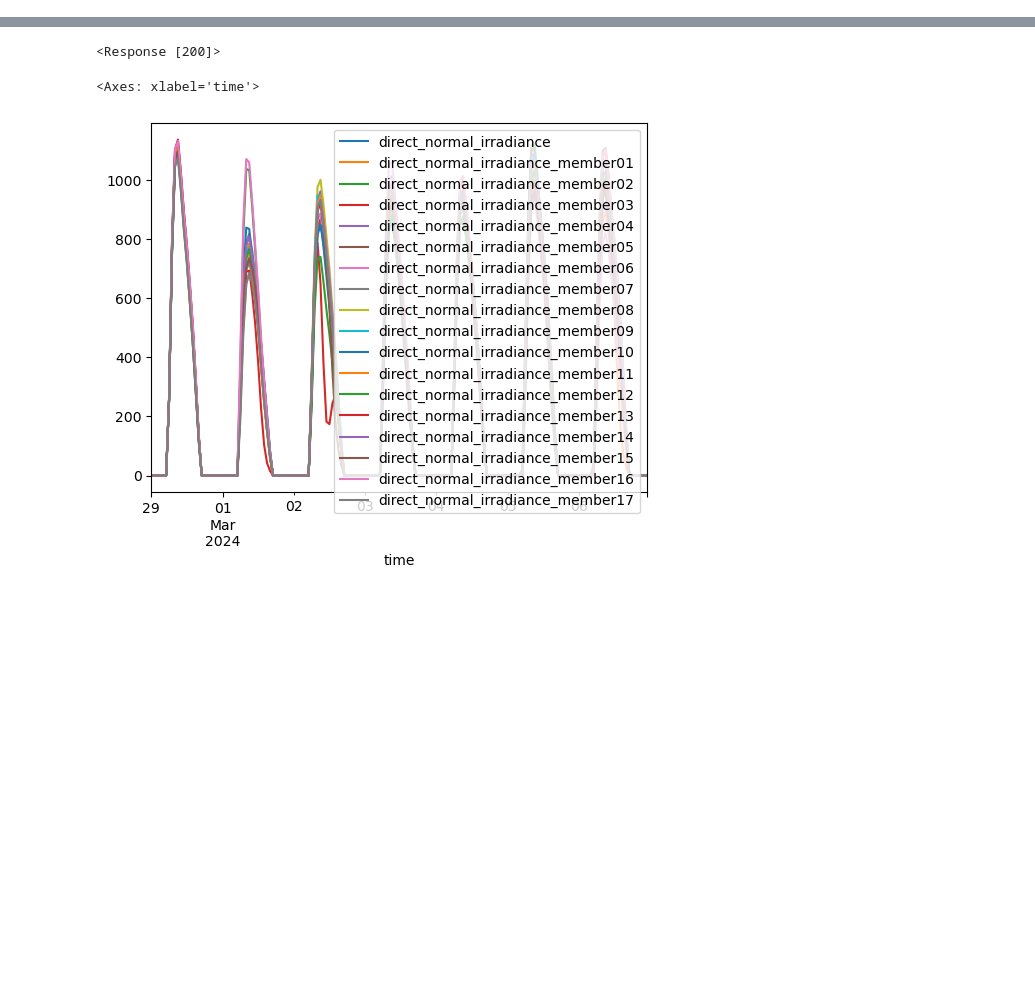
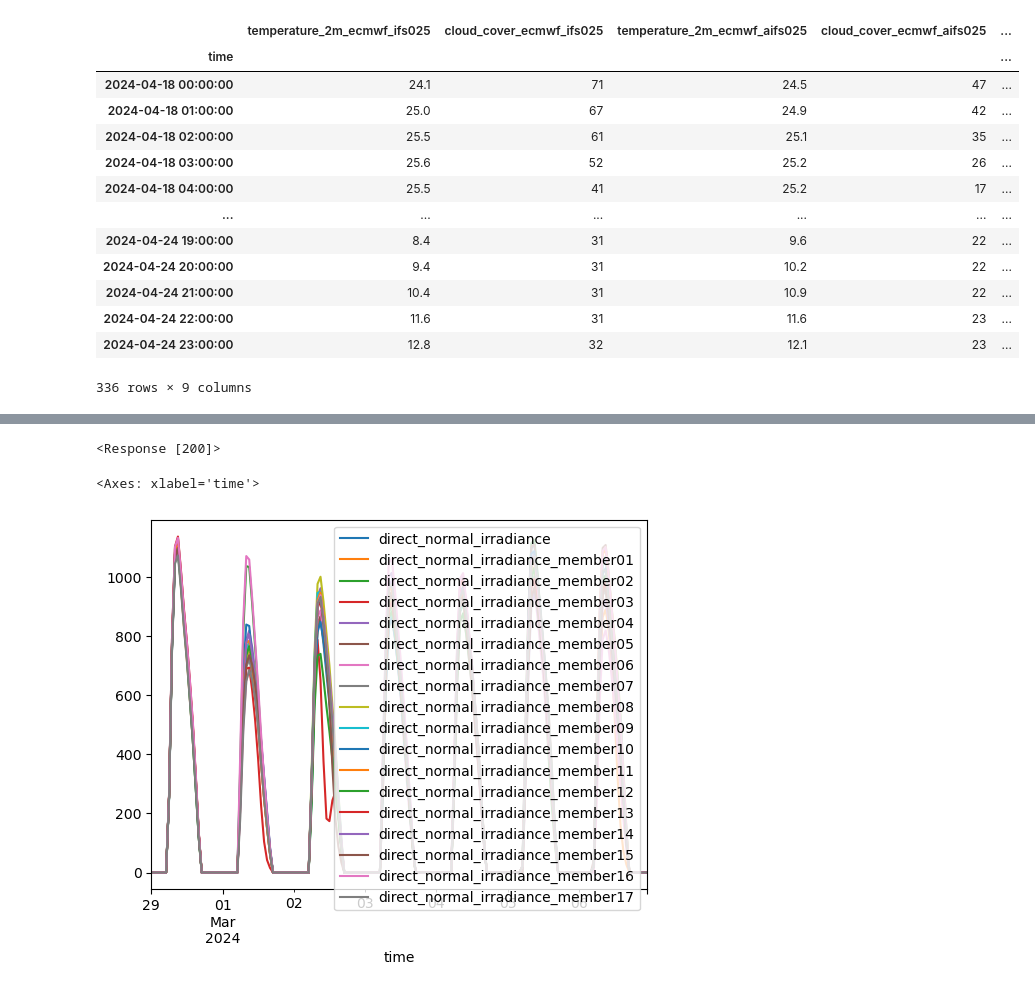
Before and after one commit to DrakonianMight/Sol_forecast, a Jupyter notebook: Solar_irr.ipynb, the cells around one changed output, grey strips where cells are left out. Saved outputs shown, nothing was run; the diff lists cells and outputs as text; code cells hidden in the pictures; blank space fills up the shorter version.

```diff
--- a/Solar_irr.ipynb
+++ b/Solar_irr.ipynb
@@ -4,0 +141,17 @@ import plotly.express as px
+# %%
+data
+# %% [output]
+|  | temperature_2m_ecmwf_ifs025 | cloud_cover_ecmwf_ifs025 | temperature_2m_ecmwf_aifs025 | cloud_cover_ecmwf_aifs025 | ... |
+| time |  |  |  |  | ... |
+| 2024-04-18 00:00:00 | 24.1 | 71 | 24.5 | 47 | ... |
+| 2024-04-18 01:00:00 | 25.0 | 67 | 24.9 | 42 | ... |
+| 2024-04-18 02:00:00 | 25.5 | 61 | 25.1 | 35 | ... |
+| 2024-04-18 03:00:00 | 25.6 | 52 | 25.2 | 26 | ... |
+| 2024-04-18 04:00:00 | 25.5 | 41 | 25.2 | 17 | ... |
+| ... | ... | ... | ... | ... | ... |
+| 2024-04-24 19:00:00 | 8.4 | 31 | 9.6 | 22 | ... |
+| 2024-04-24 20:00:00 | 9.4 | 31 | 10.2 | 22 | ... |
+| 2024-04-24 21:00:00 | 10.4 | 31 | 10.9 | 22 | ... |
+| 2024-04-24 22:00:00 | 11.6 | 31 | 11.6 | 23 | ... |
+| 2024-04-24 23:00:00 | 12.8 | 32 | 12.1 | 23 | ... |
+336 rows × 9 columns
```
Also changed, not shown: parts of 11 cells of this notebook, 2 other files.
